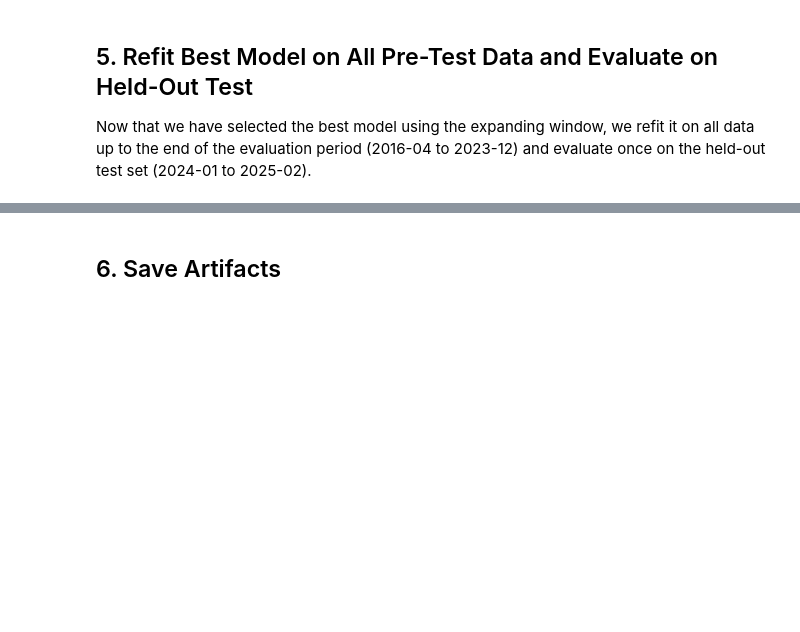
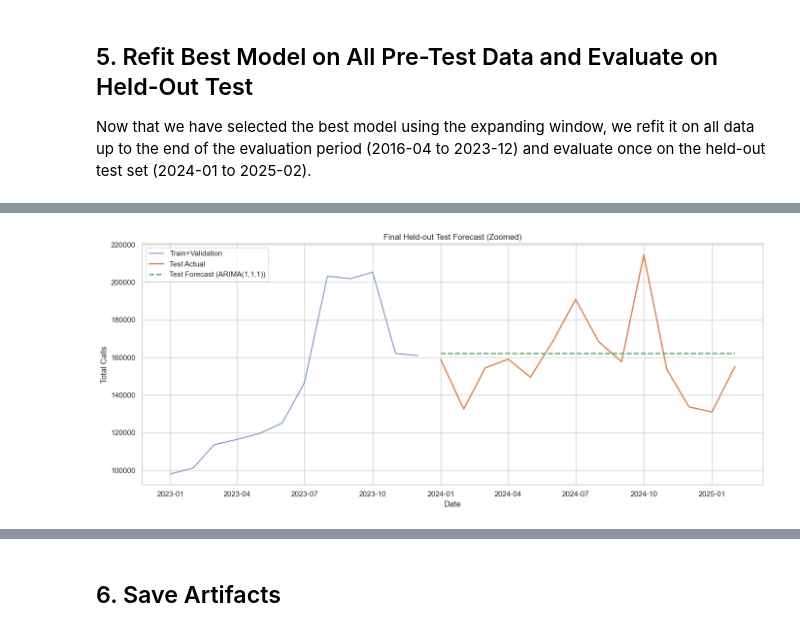
Before and after one commit to amschiltz/healthcare-demand-forecasting-bd, a Jupyter notebook: notebooks/0.2-ams-preprocessing-modeling.ipynb, the cells around one changed output, grey strips where cells are left out. Saved outputs shown, nothing was run; the diff lists cells and outputs as text; code cells hidden in the pictures; blank space fills up the shorter version.

Commit message:
feat: add expanding-window models, refit best model on all pre-test data and evaluate on held-out test

```diff
--- a/notebooks/0.2-ams-preprocessing-modeling.ipynb
+++ b/notebooks/0.2-ams-preprocessing-modeling.ipynb
@@ -213,4 +248,7 @@ print("ETS done.")
 # %%
+# --- Ensure SARIMA is using log-transformed target ---
+assert target_col == LOG_TARGET, "SARIMA loop expects y to be log-transformed."
+
 # 4.3 SARIMA grid — expanding window (log-transformed target)
 sarima_candidates = [
     {"order": (0, 1, 1), "seasonal_order": (0, 0, 0, 12), "label": "ARIMA(0,1,1)"},
@@ -232,8 +270,7 @@ for candidate in sarima_candidates:
     print(f"Evaluating {label} ...")
 
     for i, cutoff in enumerate(y_eval.index):
-        y_seen = y.loc[:cutoff - pd.offsets.MonthBegin(1)]
-        y_seen_log = np.log1p(y_seen)
+        y_seen_log = y.loc[:cutoff - pd.offsets.MonthBegin(1)]
 
         fit = SARIMAX(
             y_seen_log,
@@ -243,8 +280,13 @@ for candidate in sarima_candidates:
             enforce_invertibility=False
         ).fit(disp=False)
 
-        pred = np.expm1(fit.get_forecast(steps=1).predicted_mean.iloc[0])
-        candidate_rows.append({"date": cutoff, "actual": y.loc[cutoff], "forecast": pred})
+        pred_log = fit.get_forecast(steps=1).predicted_mean.iloc[0]
+        pred = np.expm1(pred_log)
+
+        candidate_rows.append({
+            "date": cutoff,
+            "actual": y_raw.loc[cutoff],
+            "forecast": pred})
 
         if (i + 1) % 8 == 0:
             print(f"  {label}: {i+1}/{len(y_eval)} steps done")
@@ -351 +449,38 @@ display(test_metrics_df)
+# %%
+# Zoomed-in plot of test forecasts vs actuals
+zoom_start = "2023-01-01"
+
+fig, ax = plt.subplots(figsize=(14, 6))
+
+ax.plot(
+    y_train_val_raw.loc[zoom_start:].index,
+    y_train_val_raw.loc[zoom_start:].values,
+    label="Train+Validation",
+    alpha=0.75
+)
+
+ax.plot(
+    y_test_raw.index,
+    y_test_raw.values,
+    label="Test Actual",
+    linewidth=2
+)
+
+ax.plot(
+    y_pred_test.index,
+    y_pred_test.values,
+    label=f"Test Forecast ({best_model_name})",
+    linestyle="--",
+    linewidth=2
+)
+
+ax.set_title("Final Held-out Test Forecast (Zoomed)")
+ax.set_xlabel("Date")
+ax.set_ylabel("Total Calls")
+ax.legend()
+
+plt.tight_layout()
+plt.show()
+# %% [output]
+[figure, added]
 # %%
```
Also changed, not shown: parts of 9 cells of this notebook, 2 other files.
